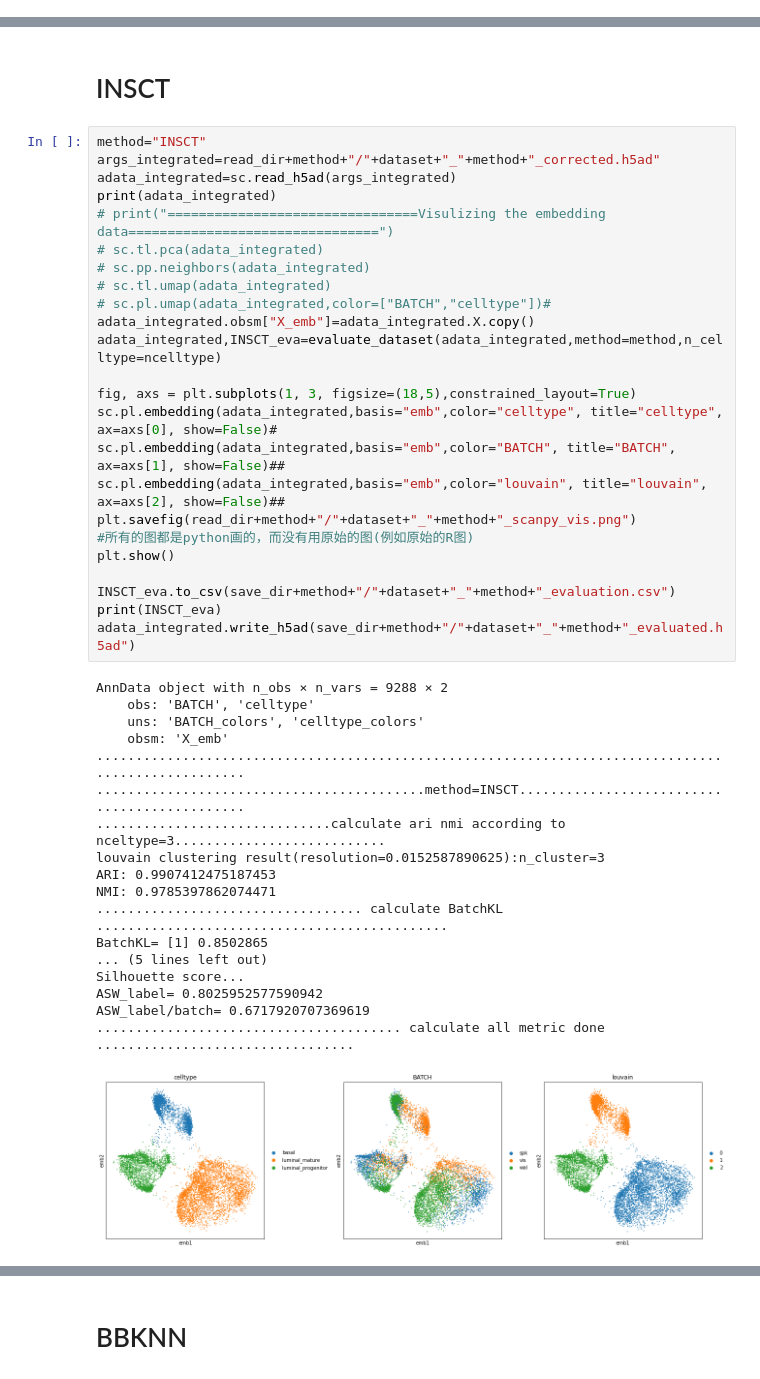
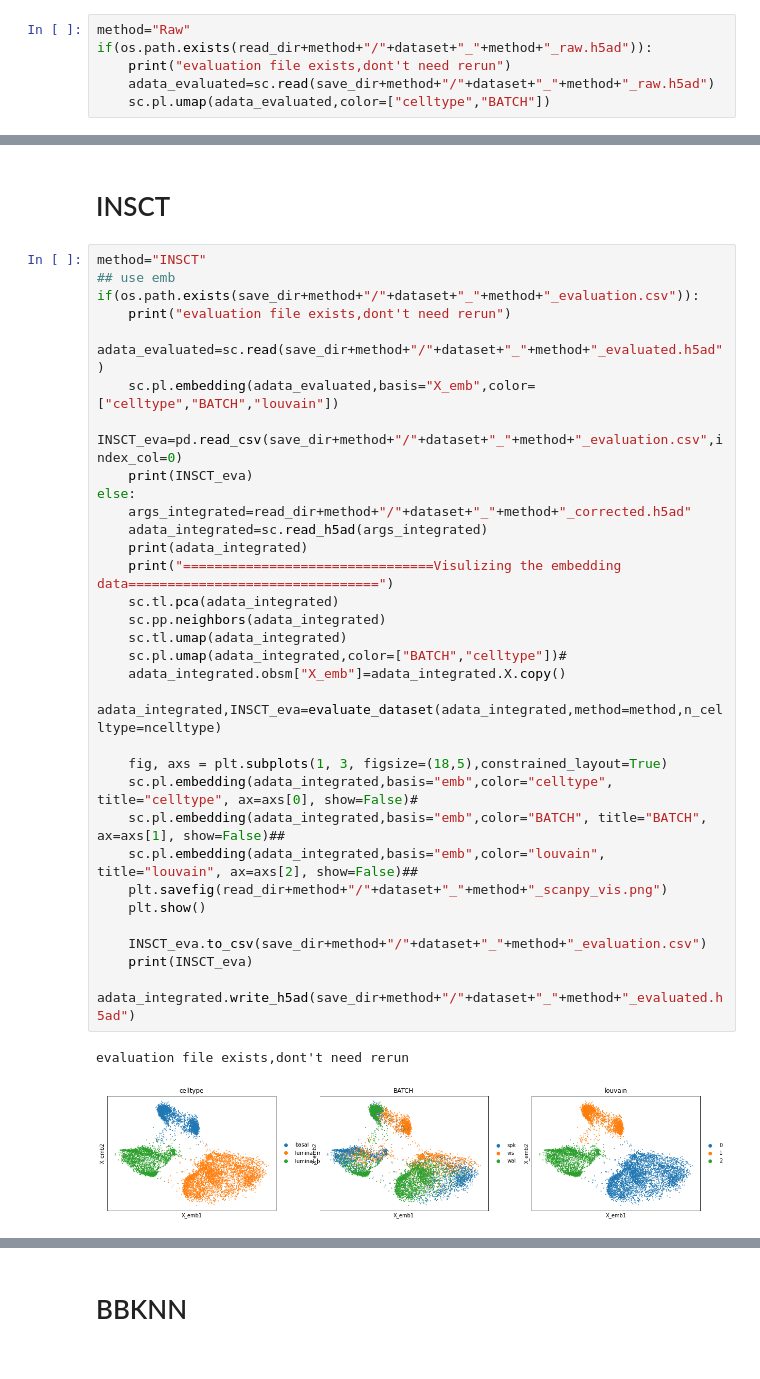
Before and after one commit to eleozzr/scDML_reproduce, a Jupyter notebook: Method_evaluation/bct_evaluation.ipynb, the cells around one changed output, grey strips where cells are left out. Saved outputs shown, nothing was run; the diff lists cells and outputs as text.

```diff
--- a/Method_evaluation/bct_evaluation.ipynb
+++ b/Method_evaluation/bct_evaluation.ipynb
@@ -26,0 +28,6 @@ os.chdir("/DATA2/zhangjingxiao/yxk/scDML_project/evaluation/")
+# %%
+method="Raw"
+if(os.path.exists(read_dir+method+"/"+dataset+"_"+method+"_raw.h5ad")):
+    print("evaluation file exists,dont't need rerun")
+    adata_evaluated=sc.read(save_dir+method+"/"+dataset+"_"+method+"_raw.h5ad")
+    sc.pl.umap(adata_evaluated,color=["celltype","BATCH"])
@@ -350,47 +390,38 @@ iLISI                1.142
 # INSCT
 # %%
 method="INSCT"
-args_integrated=read_dir+method+"/"+dataset+"_"+method+"_corrected.h5ad"
-adata_integrated=sc.read_h5ad(args_integrated)
-print(adata_integrated)
-# print("================================Visulizing the embedding data================================")
-# sc.tl.pca(adata_integrated)
-# sc.pp.neighbors(adata_integrated)
-# sc.tl.umap(adata_integrated)
-# sc.pl.umap(adata_integrated,color=["BATCH","celltype"])#
-adata_integrated.obsm["X_emb"]=adata_integrated.X.copy()
-adata_integrated,INSCT_eva=evaluate_dataset(adata_integrated,method=method,n_celltype=ncelltype)
+## use emb
+if(os.path.exists(save_dir+method+"/"+dataset+"_"+method+"_evaluation.csv")):
+    print("evaluation file exists,dont't need rerun")
+    adata_evaluated=sc.read(save_dir+method+"/"+dataset+"_"+method+"_evaluated.h5ad")
+    sc.pl.embedding(adata_evaluated,basis="X_emb",color=["celltype","BATCH","louvain"])
+    INSCT_eva=pd.read_csv(save_dir+method+"/"+dataset+"_"+method+"_evaluation.csv",index_col=0)
+    print(INSCT_eva)
+else:
+    args_integrated=read_dir+method+"/"+dataset+"_"+method+"_corrected.h5ad"
+    adata_integrated=sc.read_h5ad(args_integrated)
+    print(adata_integrated)
+    print("================================Visulizing the embedding data================================")
+    sc.tl.pca(adata_integrated)
+    sc.pp.neighbors(adata_integrated)
+    sc.tl.umap(adata_integrated)
+    sc.pl.umap(adata_integrated,color=["BATCH","celltype"])#
+    adata_integrated.obsm["X_emb"]=adata_integrated.X.copy()
+    adata_integrated,INSCT_eva=evaluate_dataset(adata_integrated,method=method,n_celltype=ncelltype)
 
-fig, axs = plt.subplots(1, 3, figsize=(18,5),constrained_layout=True)
-sc.pl.embedding(adata_integrated,basis="emb",color="celltype", title="celltype", ax=axs[0], show=False)#
-sc.pl.embedding(adata_integrated,basis="emb",color="BATCH", title="BATCH", ax=axs[1], show=False)##
-sc.pl.embedding(adata_integrated,basis="emb",color="louvain", title="louvain", ax=axs[2], show=False)##
-plt.savefig(read_dir+method+"/"+dataset+"_"+method+"_scanpy_vis.png")
-#所有的图都是python画的，而没有用原始的图(例如原始的R图)
-plt.show()
+    fig, axs = plt.subplots(1, 3, figsize=(18,5),constrained_layout=True)
+    sc.pl.embedding(adata_integrated,basis="emb",color="celltype", title="celltype", ax=axs[0], show=False)#
+    sc.pl.embedding(adata_integrated,basis="emb",color="BATCH", title="BATCH", ax=axs[1], show=False)##
+    sc.pl.embedding(adata_integrated,basis="emb",color="louvain", title="louvain", ax=axs[2], show=False)##
+    plt.savefig(read_dir+method+"/"+dataset+"_"+method+"_scanpy_vis.png")
+    plt.show()
 
-INSCT_eva.to_csv(save_dir+method+"/"+dataset+"_"+method+"_evaluation.csv")
-print(INSCT_eva)
-adata_integrated.write_h5ad(save_dir+method+"/"+dataset+"_"+method+"_evaluated.h5ad")
+    INSCT_eva.to_csv(save_dir+method+"/"+dataset+"_"+method+"_evaluation.csv")
+    print(INSCT_eva)
+    adata_integrated.write_h5ad(save_dir+method+"/"+dataset+"_"+method+"_evaluated.h5ad")
 # %% [output]
-AnnData object with n_obs × n_vars = 9288 × 2
-    obs: 'BATCH', 'celltype'
-    uns: 'BATCH_colors', 'celltype_colors'
-    obsm: 'X_emb'
-...................................................................................................
-..........................................method=INSCT.............................................
-..............................calculate ari nmi according to nceltype=3...........................
-louvain clustering result(resolution=0.0152587890625):n_cluster=3
-ARI: 0.9907412475187453
-NMI: 0.9785397862074471
-.................................. calculate BatchKL  .............................................
-BatchKL= [1] 0.8502865
-... (5 lines left out)
-Silhouette score...
-ASW_label= 0.8025952577590942
-ASW_label/batch= 0.6717920707369619
-....................................... calculate all metric done .................................
+evaluation file exists,dont't need rerun
-[figure, old version]
+[figure, new version]
                  INSCT
 ARI              0.991
 NMI              0.979
```
Also changed, not shown: parts of 33 cells of this notebook, 48 other files.
